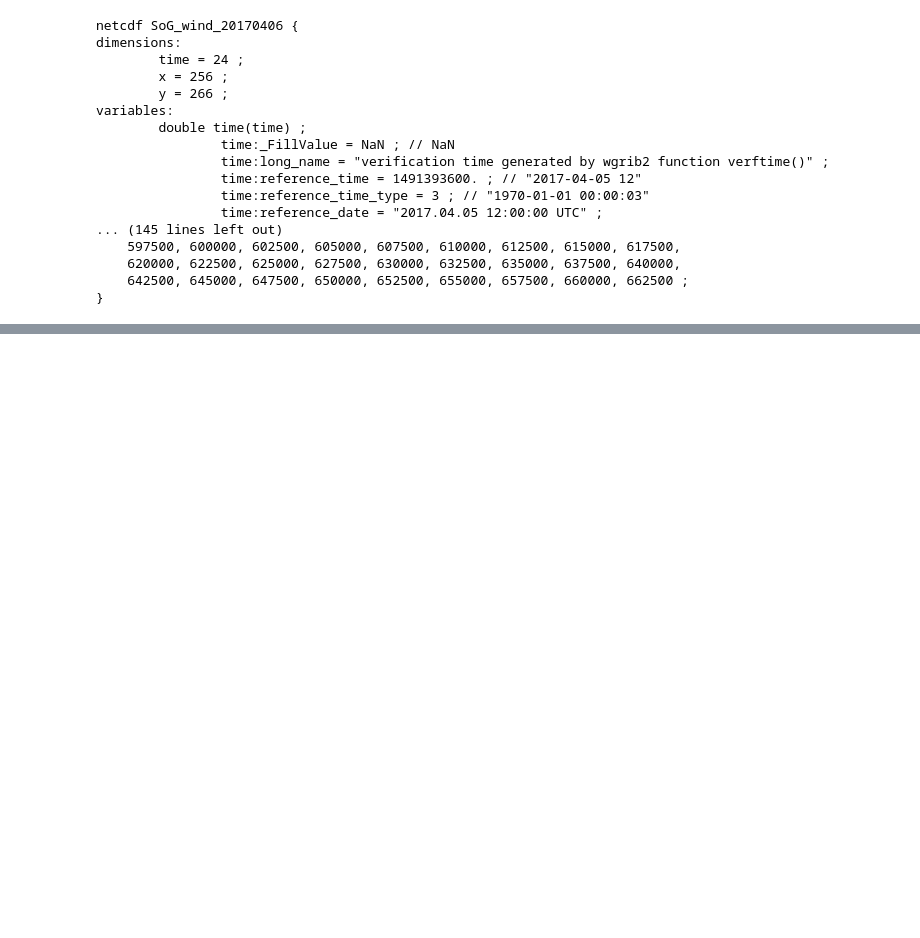
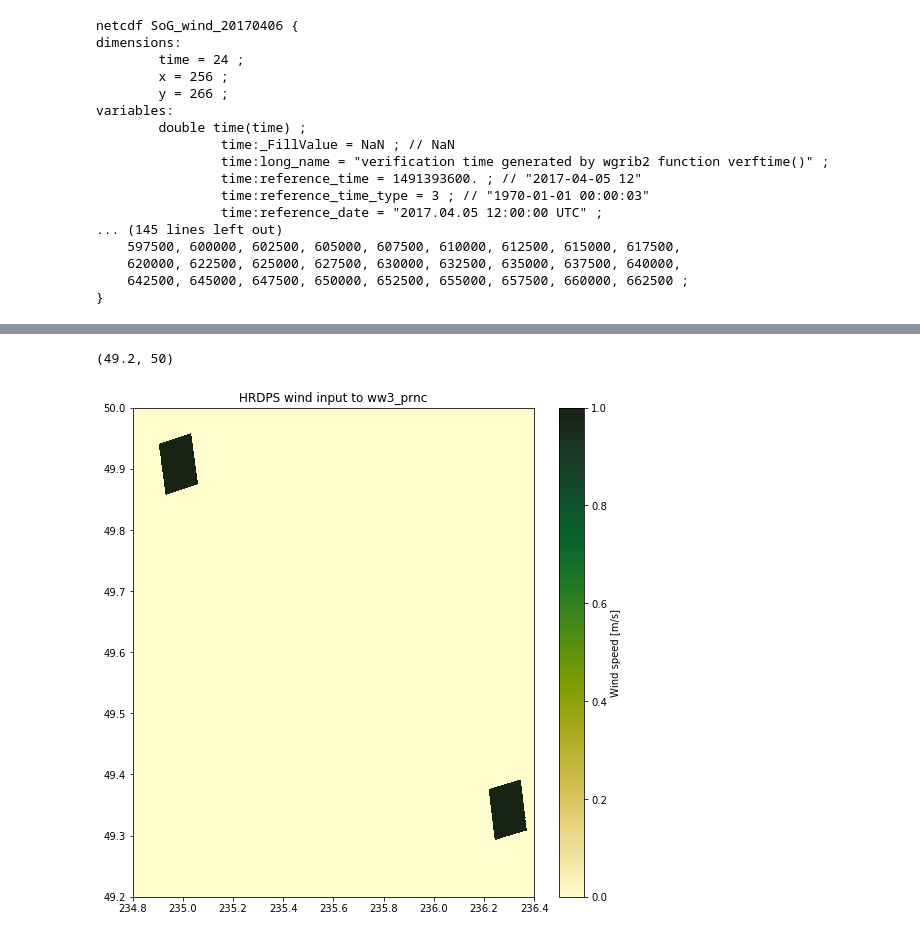
Before and after one commit to SalishSeaCast/SalishSeaNowcast, a Jupyter notebook: notebooks/Developing-make_ww3_wind_file-worker.ipynb, the cells around one changed output, grey strips where cells are left out. Cells and saved outputs as stored; diff of their text form; code cells hidden in the pictures; blank space fills up the shorter version.

```diff
--- a/notebooks/Developing-make_ww3_wind_file-worker.ipynb
+++ b/notebooks/Developing-make_ww3_wind_file-worker.ipynb
@@ -169,0 +231,11 @@ axs[0].set_ylim(axs[1].get_ylim())
+# %%
+v_patch_data = np.zeros_like(hrdps.v_wind)
+v_patch_data[:, 147:151, 139:143] = 1
+v_patch = xr.DataArray(
+    data=v_patch_data,
+    dims=hrdps.v_wind.dims,
+    name=hrdps.v_wind.name,
+    attrs=hrdps.v_wind.attrs,
+)
+print(v_patch)
+print(v_patch[12, 146:152, 138:144])
@@ -169,0 +260,15 @@ axs[0].set_ylim(axs[1].get_ylim())
+# %%
+ds = xr.Dataset(
+    data_vars={
+        'u_wind': u_patch.rename({'time_counter': 'time'}),
+        'v_wind': v_patch.rename({'time_counter': 'time'}),
+    },
+    coords={
+        'time': hrdps.time_counter.rename('time').rename({'time_counter': 'time'}),
+        'latitude': hrdps.nav_lat,
+        'longitude': hrdps.nav_lon,
+    }
+)
+del ds.u_wind.attrs['coordinates']
+del ds.v_wind.attrs['coordinates']
+ds
@@ -169,0 +289,16 @@ axs[0].set_ylim(axs[1].get_ylim())
+# %%
+time = 0
+fig, ax = plt.subplots(1, 1, figsize=(9, 9))
+mesh = ax.pcolormesh(
+    ds.longitude, ds.latitude, np.sqrt(ds.u_wind[time]**2 + ds.v_wind[time]**2),
+    cmap=cmocean.cm.speed,
+)
+cbar = fig.colorbar(mesh, ax=ax)
+cbar.set_label('Wind speed [m/s]')
+ax.set_title('HRDPS wind input to ww3_prnc')
+
+ax.set_xlim(234.8, 236.4)
+ax.set_ylim(49.2, 50)
+# %% [output]
+(49.2, 50)
+[figure, added]
```
Also changed, not shown: parts of 14 cells of this notebook.
